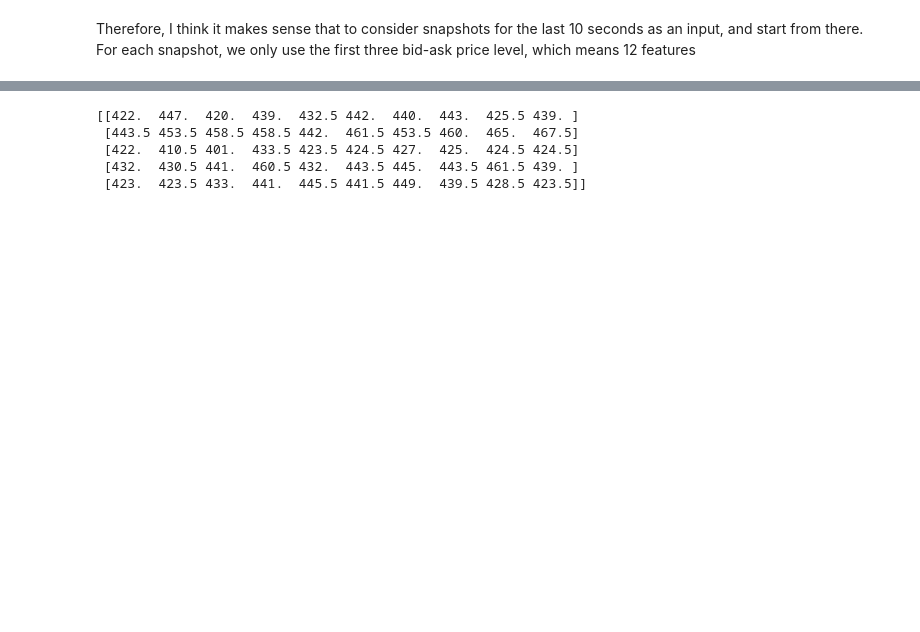
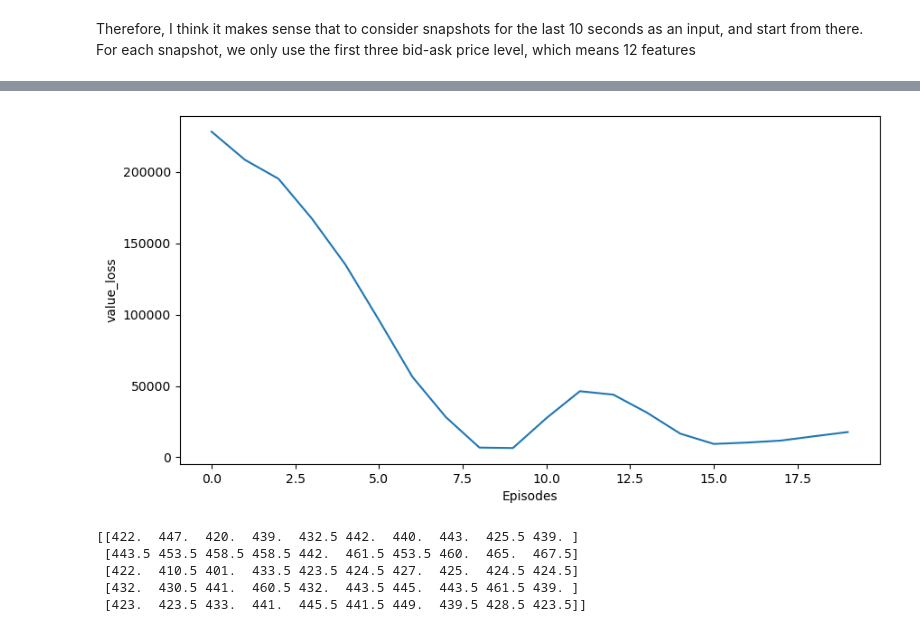
Before and after one commit to Zhou-spec/Futures-Trading, a Jupyter notebook: basic_RL_model_optimized.ipynb, the cells around one changed output, grey strips where cells are left out. Drawn from its saved outputs; the diff is of its cells as text; code cells hidden in the pictures; blank space fills up the shorter version.

```diff
--- a/basic_RL_model_optimized.ipynb
+++ b/basic_RL_model_optimized.ipynb
@@ -329,3 +298,11 @@ ppo epoch:  19 ppo loss:  -5.6770524978637695
+# %%
+plt.figure(figsize=(10, 5))
+plt.plot(np.arange(len(value_losses)), value_losses)
+plt.ylabel('value_loss')
+plt.xlabel('Episodes')
+plt.show()
+# %% [output]
+[figure, added]
 # %%
 wealth_records
 torch.save(policy_network.state_dict(), 'policy_parameters.pth')
```
Also changed, not shown: parts of 8 cells of this notebook, 1 other file.
